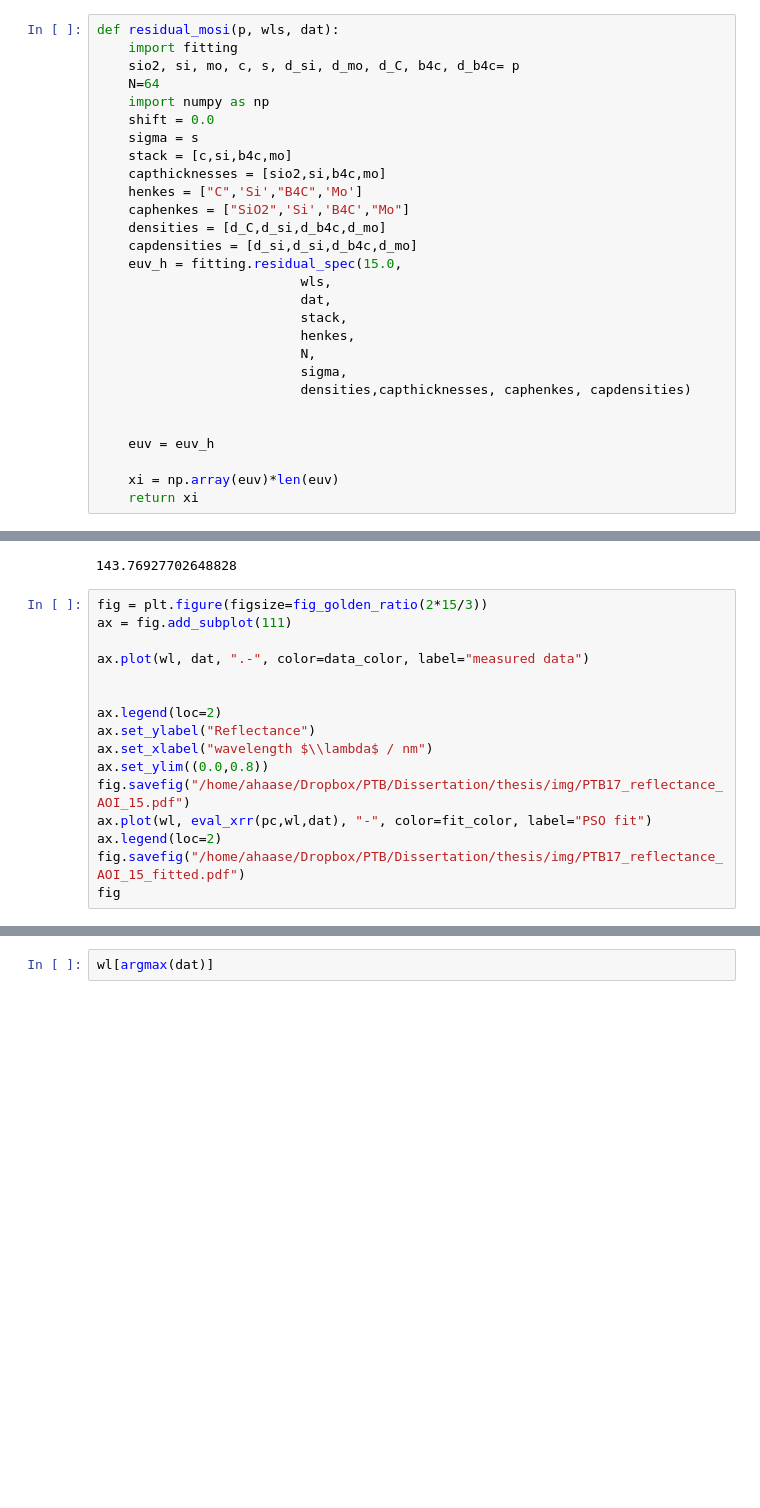
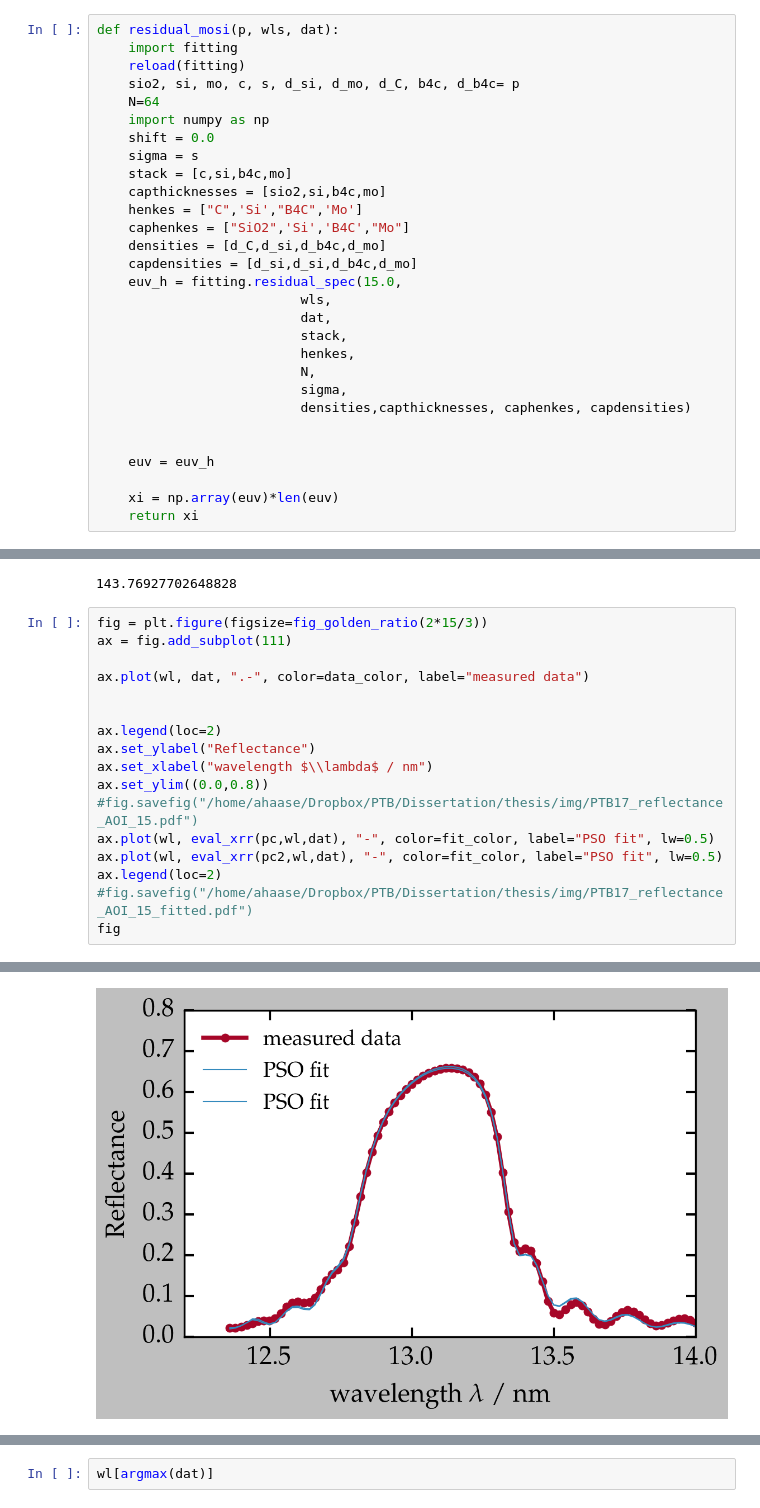
Before and after one commit to awhaase/thesis, a Jupyter notebook: material/Thesis_PSO_MCMC_PTB17.ipynb, the cells around one changed output, grey strips where cells are left out. Drawn from its saved outputs; the diff is of its cells as text; blank space fills up the shorter version.

```diff
--- a/material/Thesis_PSO_MCMC_PTB17.ipynb
+++ b/material/Thesis_PSO_MCMC_PTB17.ipynb
@@ -40,6 +42,7 @@ def eval_xrr(p, wls, dat):
 # %%
 def residual_mosi(p, wls, dat):
     import fitting
+    reload(fitting)
     sio2, si, mo, c, s, d_si, d_mo, d_C, b4c, d_b4c= p
     N=64
     import numpy as np
@@ -170,9 +174,10 @@ ax.legend(loc=2)
 ax.set_ylabel("Reflectance")
 ax.set_xlabel("wavelength $\\lambda$ / nm")
 ax.set_ylim((0.0,0.8))
-fig.savefig("/home/ahaase/Dropbox/PTB/Dissertation/thesis/img/PTB17_reflectance_AOI_15.pdf")
-ax.plot(wl, eval_xrr(pc,wl,dat), "-", color=fit_color, label="PSO fit")
+#fig.savefig("/home/ahaase/Dropbox/PTB/Dissertation/thesis/img/PTB17_reflectance_AOI_15.pdf")
+ax.plot(wl, eval_xrr(pc,wl,dat), "-", color=fit_color, label="PSO fit", lw=0.5)
+ax.plot(wl, eval_xrr(pc2,wl,dat), "-", color=fit_color, label="PSO fit", lw=0.5)
 ax.legend(loc=2)
-fig.savefig("/home/ahaase/Dropbox/PTB/Dissertation/thesis/img/PTB17_reflectance_AOI_15_fitted.pdf")
+#fig.savefig("/home/ahaase/Dropbox/PTB/Dissertation/thesis/img/PTB17_reflectance_AOI_15_fitted.pdf")
 fig
 # %% [output]
@@ -179,0 +184 @@ NameError: name 'pc' is not defined
+[figure, added]
```
Also changed, not shown: parts of 17 cells of this notebook, 2 other files.
